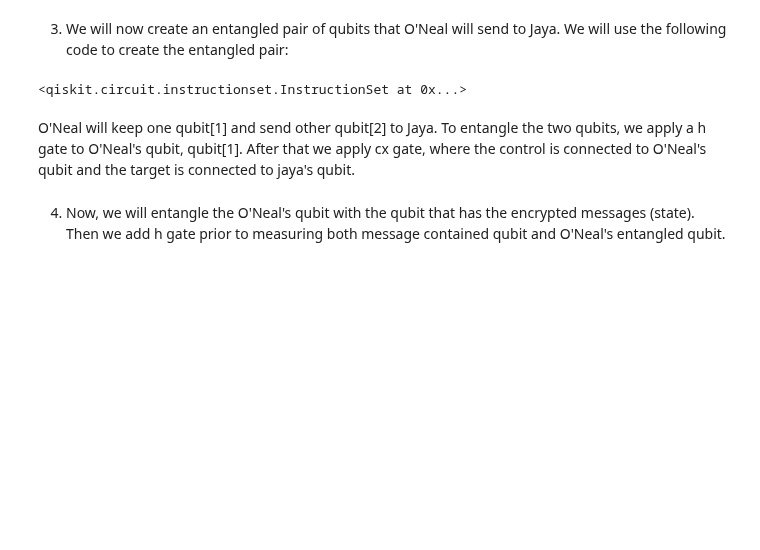
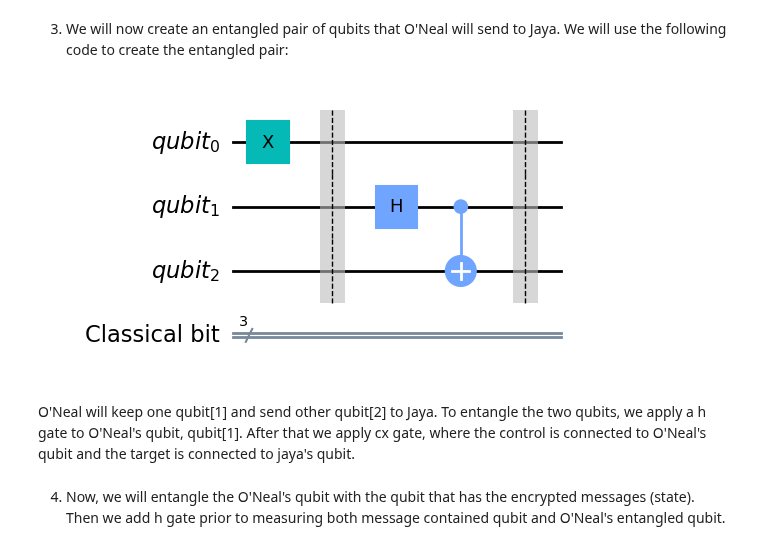
Before and after one commit to ahkatlio/QHSO_Basics_of_Qiskit, a Jupyter notebook: Books/Fundamentals/Basic_Gates/Algorithms/Tele_exp.ipynb, the cells around one changed output. Drawn from its saved outputs; the diff is of its cells as text; code cells hidden in the pictures; blank space fills up the shorter version.

```diff
--- a/Books/Fundamentals/Basic_Gates/Algorithms/Tele_exp.ipynb
+++ b/Books/Fundamentals/Basic_Gates/Algorithms/Tele_exp.ipynb
@@ -66,9 +67,10 @@ qc.barrier()
 # %%
 qc.h(q[1])
 qc.cx(q[1], q[2])
 qc.barrier()
+qc.draw(output='mpl')
 # %% [output]
-<qiskit.circuit.instructionset.InstructionSet at 0x...>
+[figure, added]
 # %% [markdown]
 O'Neal will keep one qubit[1] and send other qubit[2] to Jaya. To entangle the two qubits, we apply a h gate to O'Neal's qubit, qubit[1]. After that we apply cx gate, where the control is connected to O'Neal's qubit and the target is connected to jaya's qubit.
 # %% [markdown]
```
Also changed, not shown: parts of 3 cells of this notebook.
